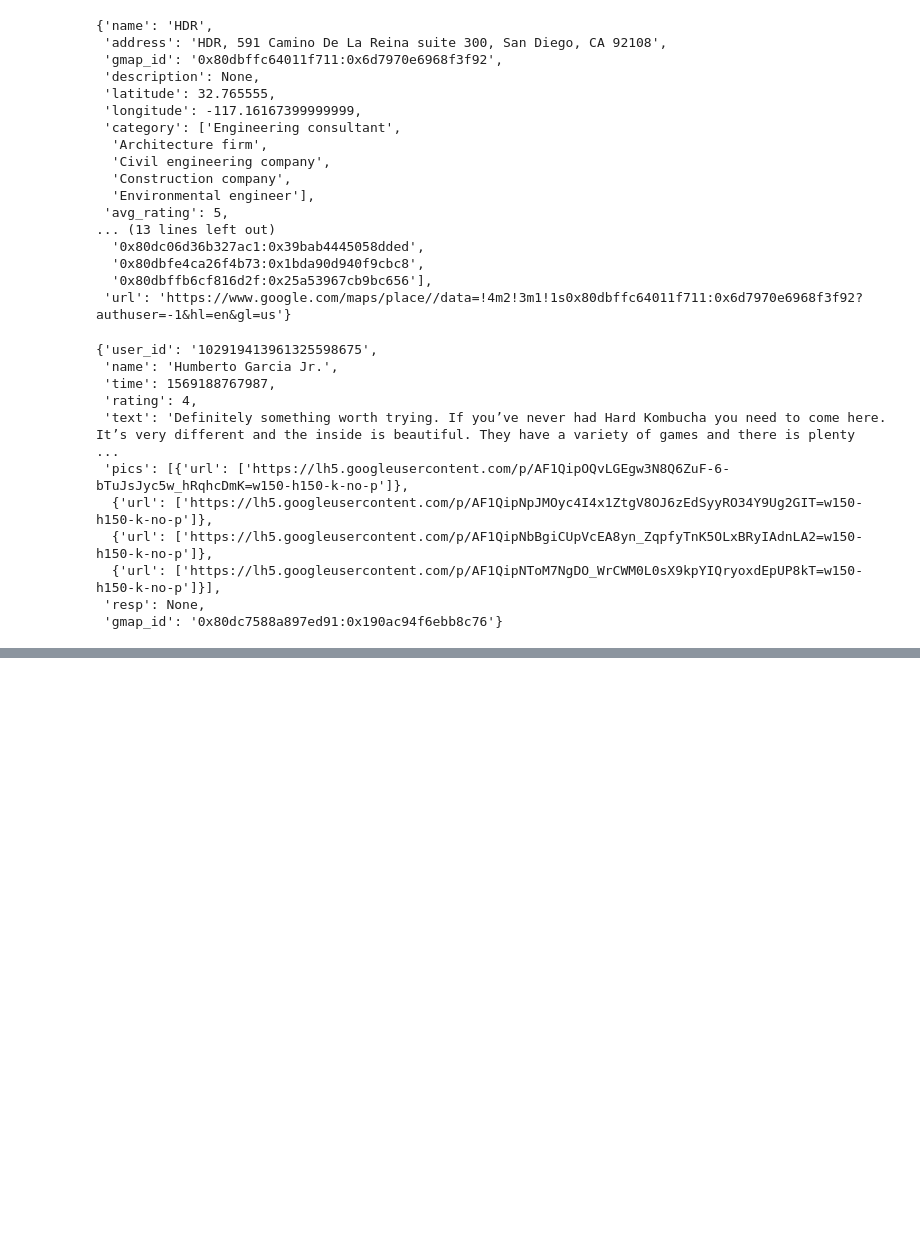
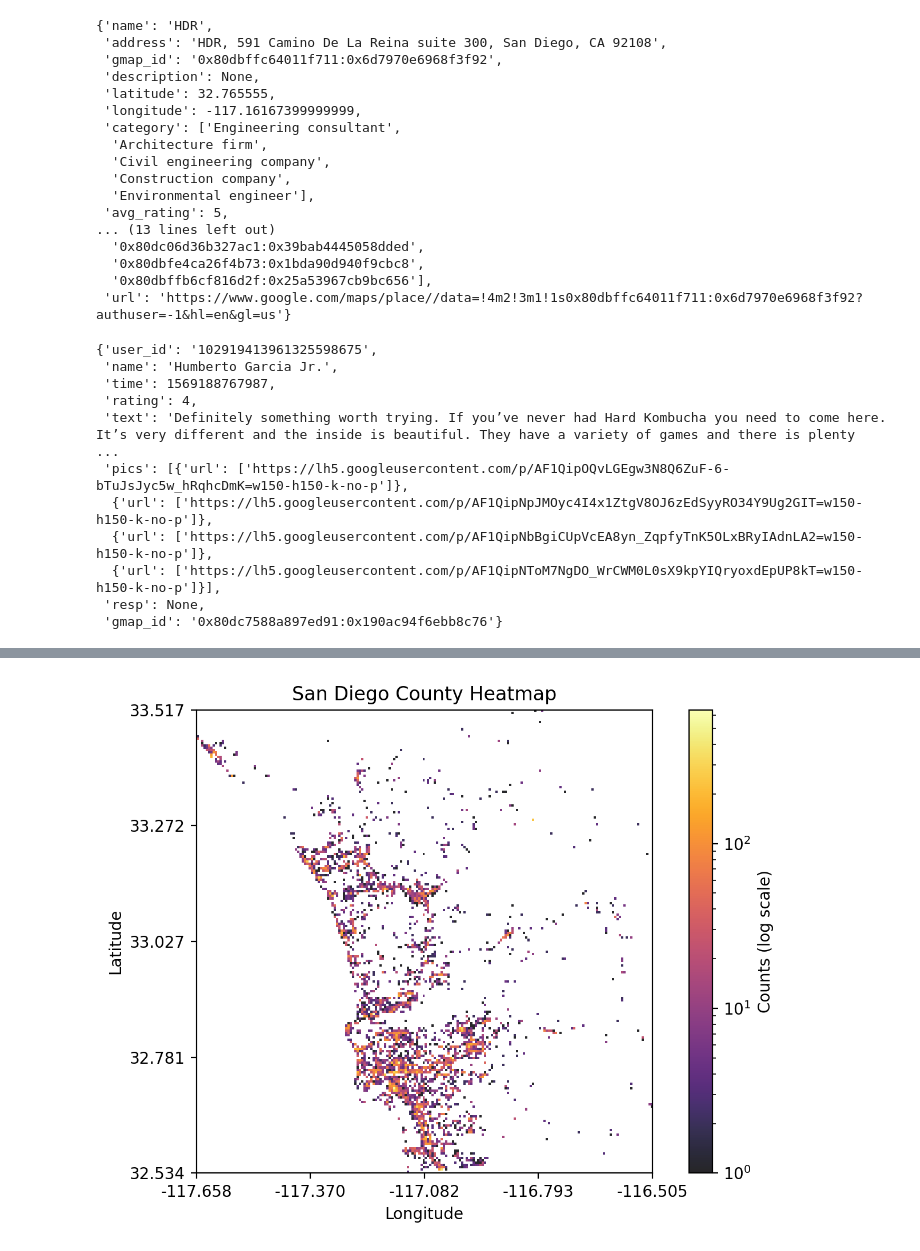
Before and after one commit to TheBoyRoy05/CSE158-Assignment2, a Jupyter notebook: final.ipynb, the cells around one changed output, grey strips where cells are left out. Saved outputs shown, nothing was run; the diff lists cells and outputs as text; code cells hidden in the pictures; blank space fills up the shorter version.

```diff
--- a/final.ipynb
+++ b/final.ipynb
@@ -87,0 +90,82 @@ review_sd[0]
+# %%
+BINS = 200
+DPI = 200
+ALPHA = 0.85
+CMAP = "inferno"
+
+def flatten_numeric(arr):
+    arr = np.array(arr, dtype=object).reshape(-1)
+    out = []
+    for x in arr:
+        try:
+            if isinstance(x, (float, int, np.floating, np.integer)):
+                out.append(float(x))
+            elif isinstance(x, (list, tuple, np.ndarray)):
+                out.append(float(np.array(x).reshape(-1)[0]))
+            else:
+                out.append(float(x))
+        except:
+            continue
+    return np.array(out, dtype=float)
+
+lon = flatten_numeric(longs)
+lat = flatten_numeric(lats)
+
+m = min(len(lon), len(lat))
+lon = lon[:m]
+lat = lat[:m]
+
+mask = np.isfinite(lon) & np.isfinite(lat)
+lon = lon[mask]
+lat = lat[mask]
+
+if len(lon) > 60000:
+    idx = np.random.choice(len(lon), 60000, replace=False)
+    lon = lon[idx]
+    lat = lat[idx]
+
+R = 6378137.0
+mx = lon * (R * np.pi/180)
+lat_clip = np.clip(lat, -85.05112878, 85.05112878)
+my = R * np.log(np.tan(np.pi/4 + np.radians(lat_clip)/2))
+mx = mx.reshape(-1)
+my = my.reshape(-1)
+
+H, xedges, yedges = np.histogram2d(mx, my, bins=BINS)
+
+fig, ax = plt.subplots(figsize=(7,5), dpi=DPI)
+
+nonzero = H[H > 0]
+vmin = max(1, nonzero.min()) if nonzero.size else 1
+vmax = max(1, H.max())
+
+ax.imshow(
+    H.T,
+    origin='lower',
+    cmap=CMAP,
+    norm=LogNorm(vmin=vmin, vmax=vmax),
+    extent=[xedges[0], xedges[-1], yedges[0], yedges[-1]],
+    alpha=ALPHA,
+    interpolation='nearest'
+)
+
+def inv_merc_x(x): return x / (R * np.pi/180)
+def inv_merc_y(y): return np.degrees(2*np.arctan(np.exp(y/R)) - np.pi/2)
+
+xticks = np.linspace(xedges[0], xedges[-1], 5)
+yticks = np.linspace(yedges[0], yedges[-1], 5)
+
+ax.set_xticks(xticks)
+ax.set_xticklabels([f"{inv_merc_x(v):.3f}" for v in xticks])
+ax.set_yticks(yticks)
+ax.set_yticklabels([f"{inv_merc_y(v):.3f}" for v in yticks])
+
+ax.set_xlabel("Longitude")
+ax.set_ylabel("Latitude")
+
+plt.colorbar(ax.images[-1], ax=ax, label="Counts (log scale)")
+ax.set_title("San Diego County Heatmap")
+plt.tight_layout()
+plt.show()
+# %% [output]
+[figure, added]
```
Also changed, not shown: parts of 10 cells of this notebook.
